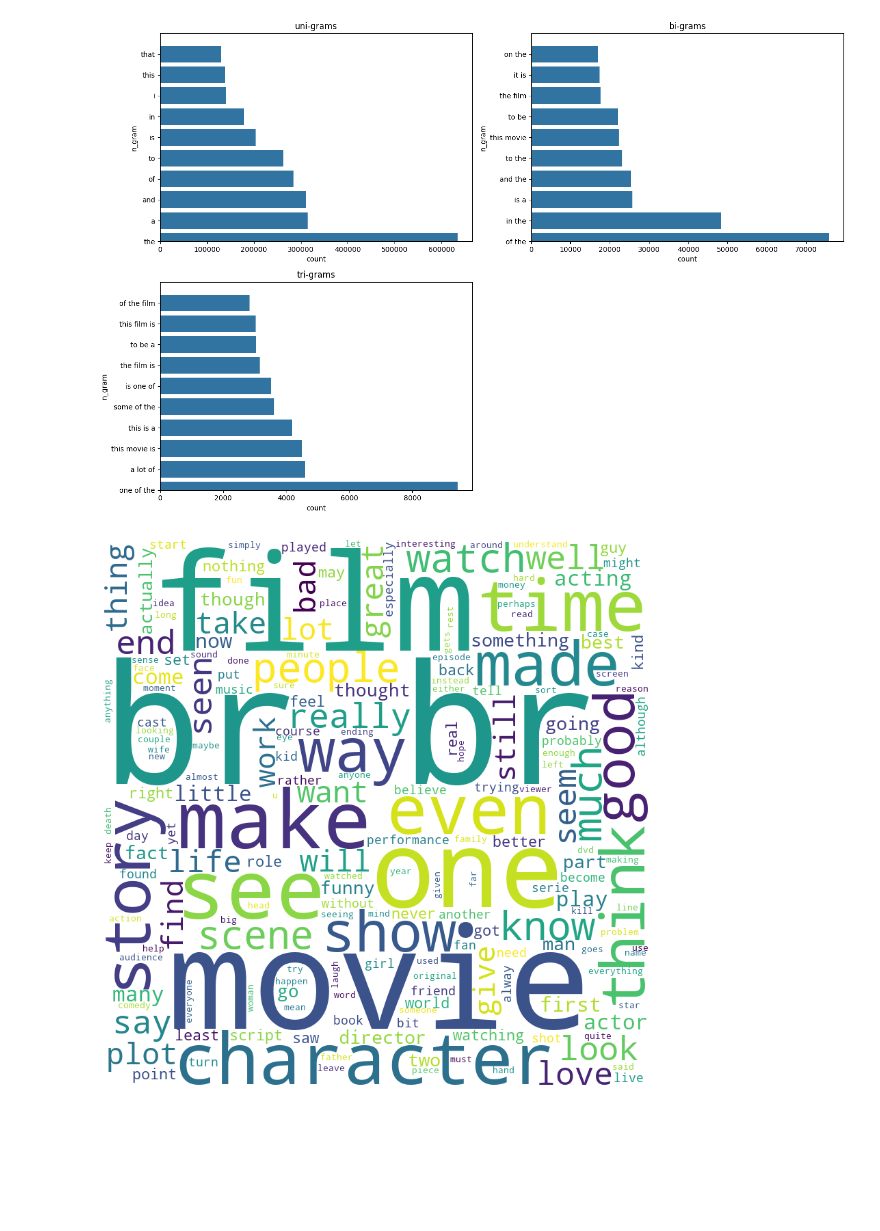
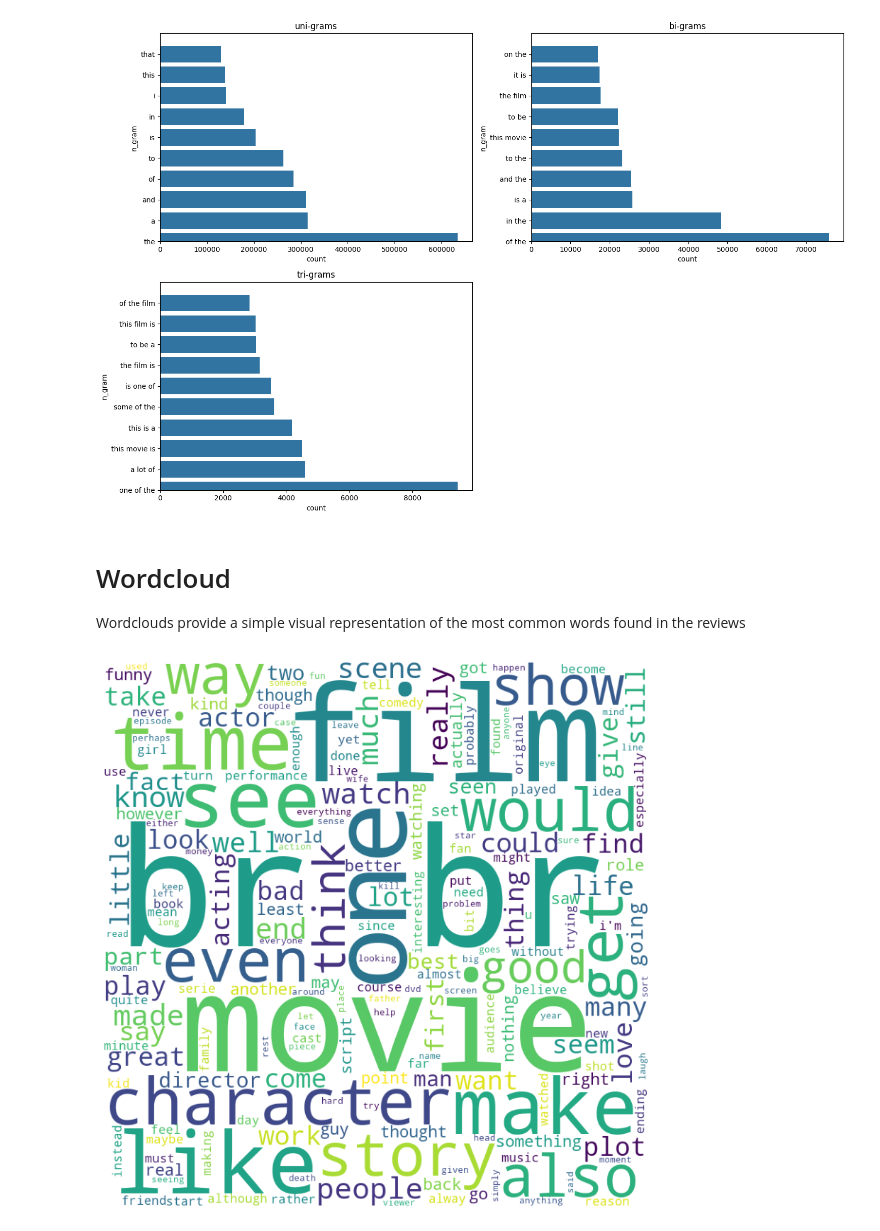
Before and after one commit to MohamedRahimm/torch-ML, a Jupyter notebook: NLP/model/EDA.ipynb, the cells around one changed output. Cells and saved outputs as stored; diff of their text form; code cells hidden in the pictures; blank space fills up the shorter version.

Commit message:
added markdown and graph

```diff
--- a/NLP/model/EDA.ipynb
+++ b/NLP/model/EDA.ipynb
@@ -70,0 +80,18 @@ plt.show()
+# %%
+from nltk.corpus import stopwords
+
+stop_words = set(stopwords.words("english"))
+lengths = []
+
+for review in reviews:
+    split = review.lower().split()
+    review_len = 0
+    for word in split:
+        if(word not in stop_words):
+            review_len +=1
+    lengths.append(review_len)
+
+plt.rcParams["figure.figsize"] = (8,4)
+sns.histplot(lengths,color="red",kde=True)
+plt.xlabel("Length of Review")
+plt.show()
@@ -116,25 +151,32 @@ plt.tight_layout()
 plt.show()
 # %% [output]
 [figure]
+# %% [markdown]
+# Wordcloud
+
+Wordclouds provide a simple visual representation of the most common words found in the reviews
 # %%
-from wordcloud import WordCloud,STOPWORDS
+from wordcloud import WordCloud
+
 words = []
-stopwords = set(STOPWORDS)
+
 for review in reviews:
     tokens = review.lower().split()
     for token in tokens:
         words.append(token)
         words.append(" ")
+
 words = ''.join(words)
+
 wordcloud = WordCloud(width = 800, height = 800,
                 background_color ='white',
-                stopwords = stopwords,
+                stopwords = stop_words,
                 min_font_size = 10).generate(words)
 
 plt.figure(figsize = (8, 8), facecolor = None)
 plt.imshow(wordcloud)
 plt.axis("off")
-plt.tight_layout(pad = 0)
+plt.tight_layout()
 plt.show()
 # %% [output]
-[figure, old version]
+[figure, new version]
```
Also changed, not shown: parts of 11 cells of this notebook.
